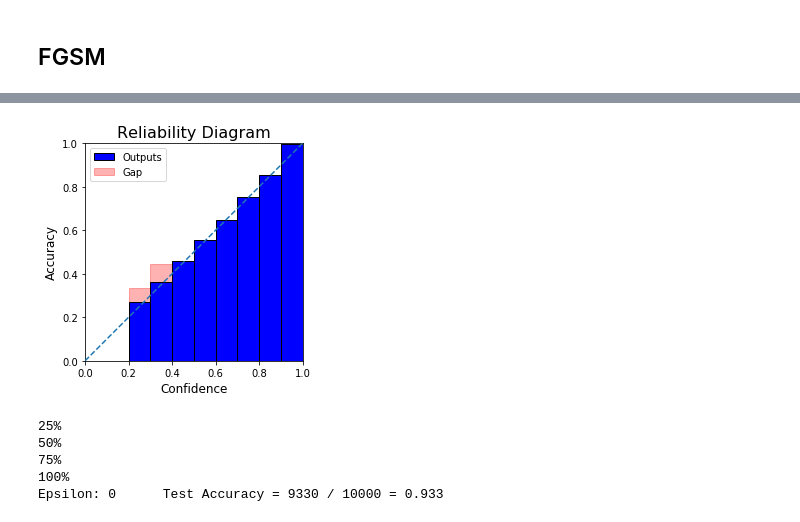
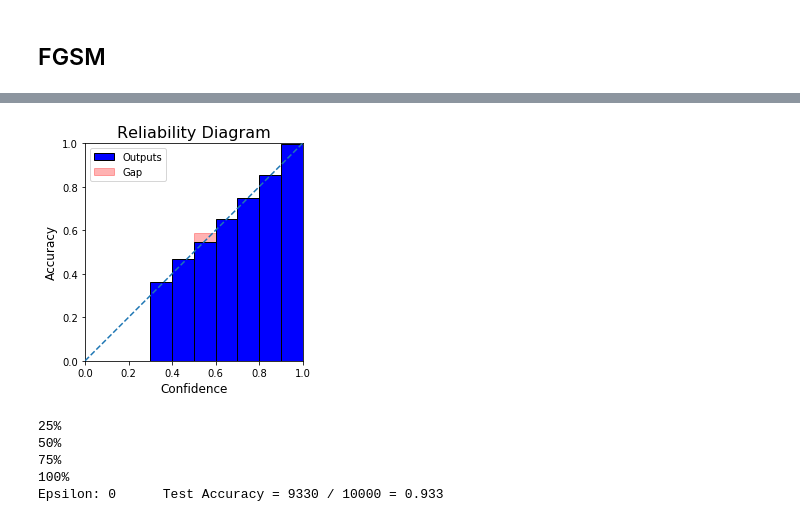
Before and after one commit to apra/adversarial_augmentation, a Jupyter notebook: main.ipynb, the cells around one changed output, grey strips where cells are left out. Drawn from its saved outputs; the diff is of its cells as text; code cells hidden in the pictures.

```diff
--- a/main.ipynb
+++ b/main.ipynb
@@ -98,12 +98,12 @@ Epsilon: 0      Test Accuracy = 9348 / 10000 = 0.9348
 # %%
 #some statistics if necessary
-pred_acc, pred_conf, pred_labels, _, pred_err_percent=cal_statistics(target, pred_log_prob)
+pred_acc, pred_conf, pred_labels, _, pred_err_percent=utility.cal_statistics(target_labels, pred_log_probs)
 #get ece and bins
 ece, bin_accs, bin_confs, bin_lens=utility.get_bins(target_labels, pred_log_probs)
 #plot it
 utility.reliability_diagram_plot(bin_accs, bin_confs, title="Reliability Diagram")
 # %% [output]
-[figure, old version]
+[figure, new version]
 # %%
 final_acc, adv_examples, pred_log_probs, target_labels = FGSM.test_augmented(model, testloader, epsilon=0, augmentations = "all", n = 21, v = 1)
 # %% [output]
```
Also changed, not shown: parts of 6 cells of this notebook, 1 other file.
